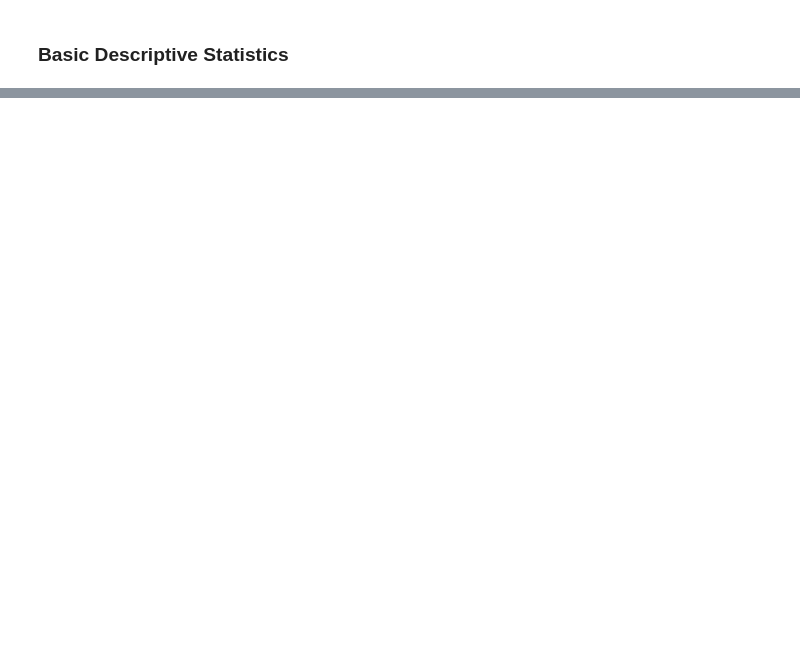
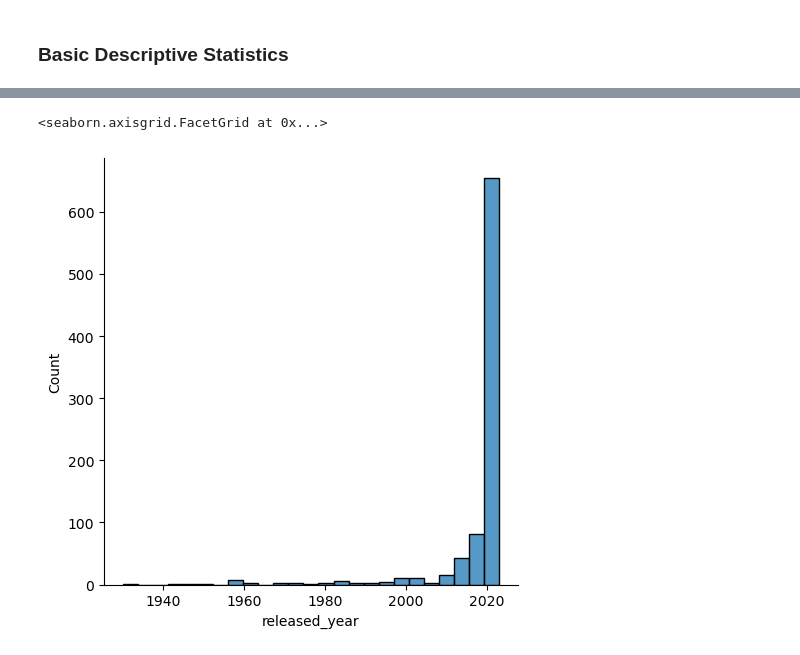
Before and after one commit to Angel0po/EDA_BON-AO, a Jupyter notebook: EDA_BON-AO.ipynb, the cells around one changed output, grey strips where cells are left out. Cells and saved outputs as stored; diff of their text form; code cells hidden in the pictures; blank space fills up the shorter version.

```diff
--- a/EDA_BON-AO.ipynb
+++ b/EDA_BON-AO.ipynb
@@ -379,0 +386,5 @@ memory usage: 157.1+ KB
+# %%
+sns.displot(df_spotify, x='released_year', bins=25)
+# %% [output]
+<seaborn.axisgrid.FacetGrid at 0x...>
+[figure, added]
```
Also changed, not shown: parts of 38 cells of this notebook.
